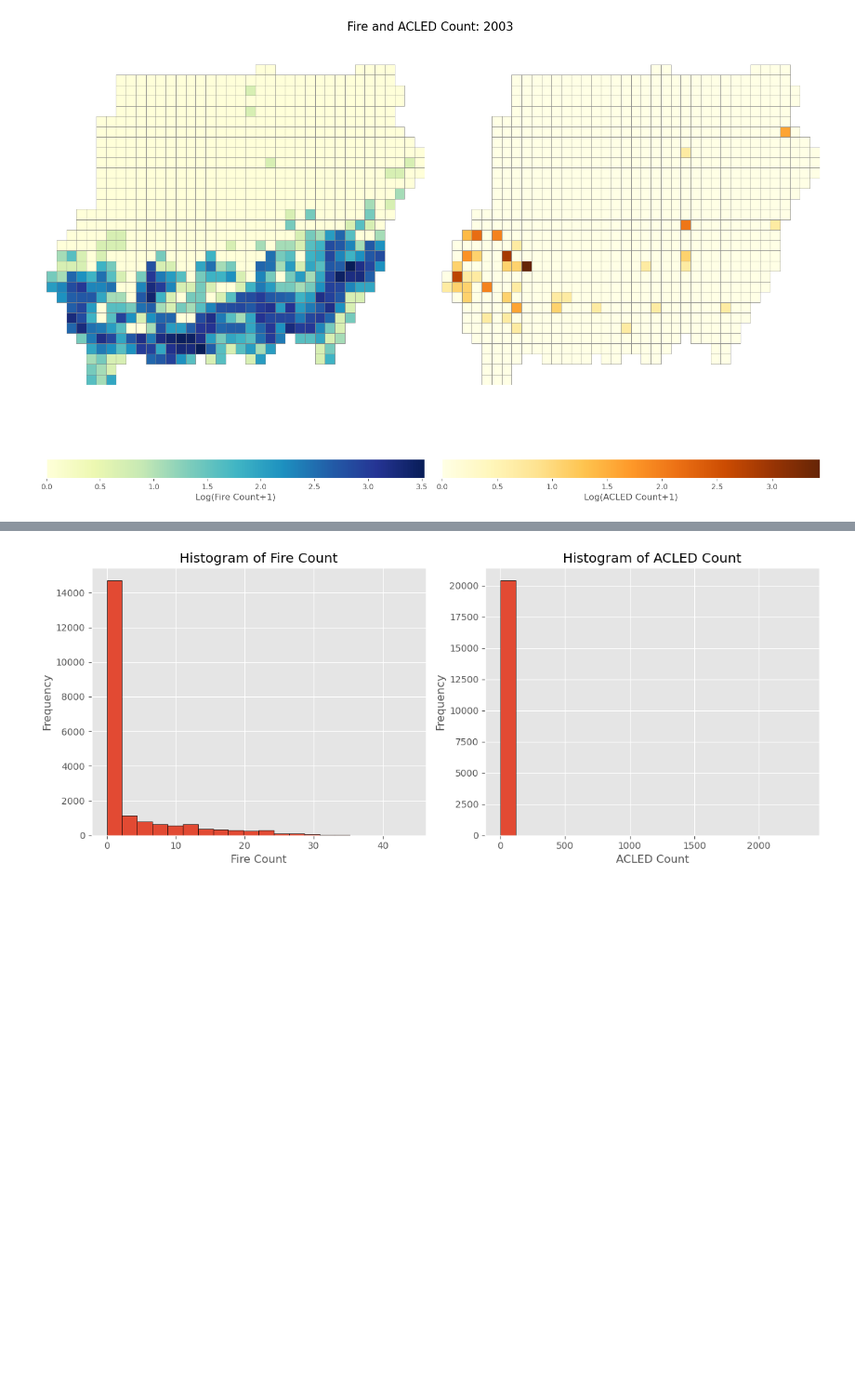
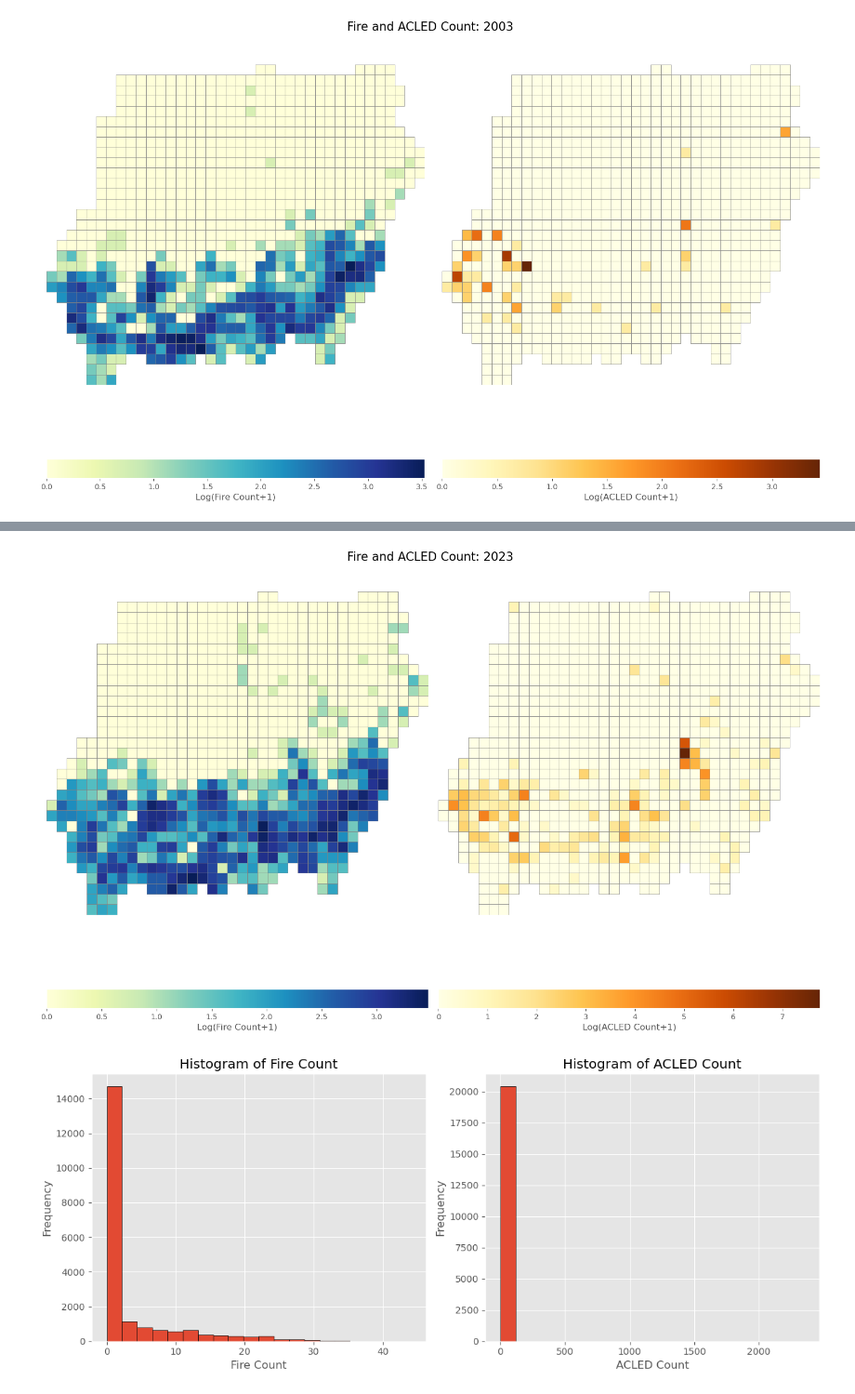
Before and after one commit to sameera006/Final_Dissertation, a Jupyter notebook: Mergeddata_Copy.ipynb, the cells around one changed output, grey strips where cells are left out. Shown at 93% size. Saved outputs shown, nothing was run; the diff lists cells and outputs as text; code cells hidden in the pictures; blank space fills up the shorter version.

```diff
--- a/Mergeddata_Copy.ipynb
+++ b/Mergeddata_Copy.ipynb
@@ -354,3 +354,8 @@ for year in [2003]:
+# %%
+for year in [2023]:
+    print_plot(year)
+# %% [output]
+[figure, added]
 # %%
 # Create a figure with two subplots side by side
 fig, (ax1, ax2) = plt.subplots(1, 2, figsize=(12, 5))
```
Also changed, not shown: parts of 2 cells of this notebook, 3 other files.
